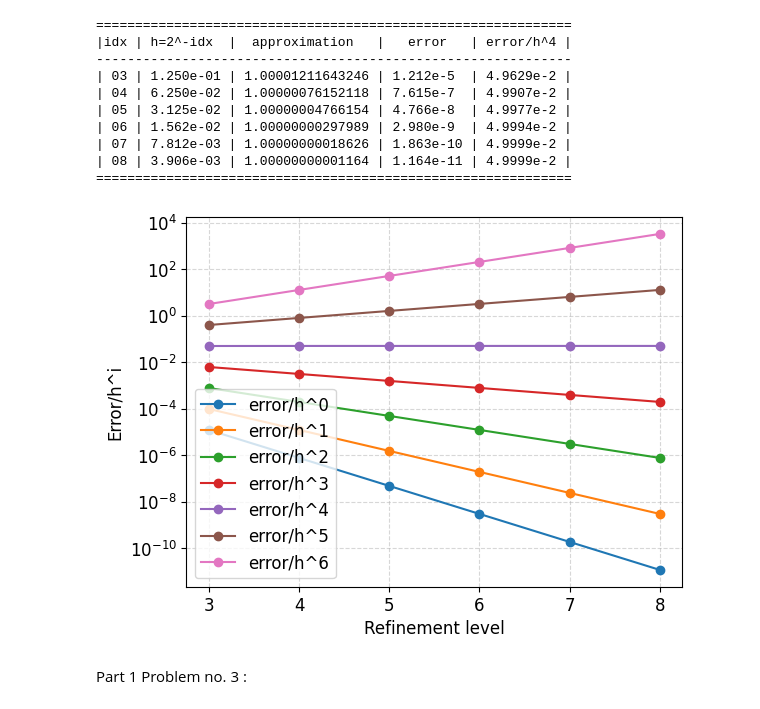
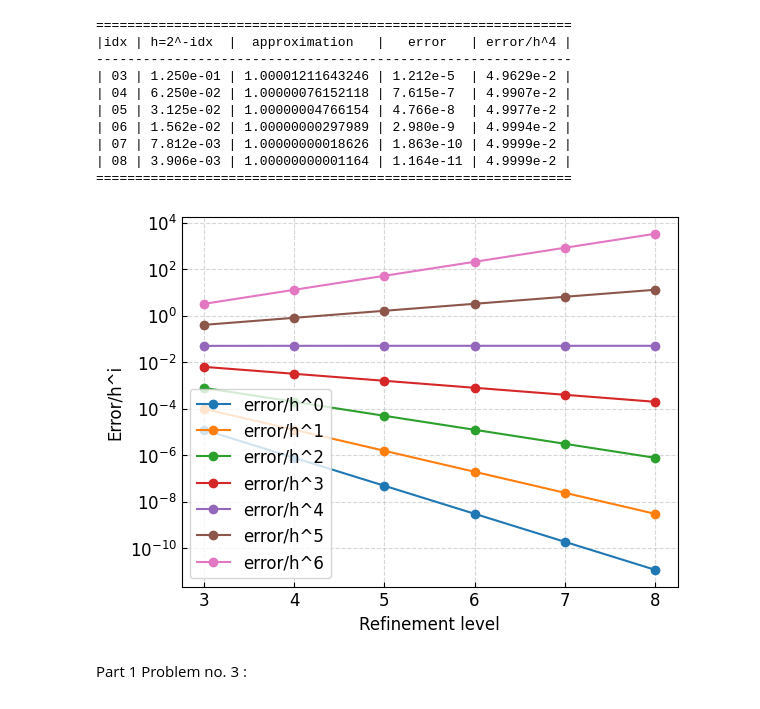
Before and after one commit to jabelieu/nmfde_class, a Jupyter notebook: hw1_jab.ipynb, the cells around one changed output. Saved outputs shown, nothing was run; the diff lists cells and outputs as text; code cells hidden in the pictures.

```diff
--- a/hw1_jab.ipynb
+++ b/hw1_jab.ipynb
@@ -376,16 +382,17 @@ print('='*len(head_str))
 # %%
 for i in range ( 6 + 1 ) :
 
     plt.plot(idx_arr, err_arr/h_arr**(i), 'o-',label=f'error/h^{i}')
 
 # plt.xscale('log')
 plt.yscale('log')
 plt.grid(ls='--',alpha=0.5)
 plt.xlabel('Refinement level')
 plt.ylabel('Error/h^i')
+plt.tick_params(axis='both',which='both', direction='in')
 plt.legend();
 # %% [output]
-[figure, old version]
+[figure, new version]
 # %% [markdown]
 Part 1 Problem no. 3 :
 # %%
```
Also changed, not shown: parts of 10 cells of this notebook, 1 other file.
